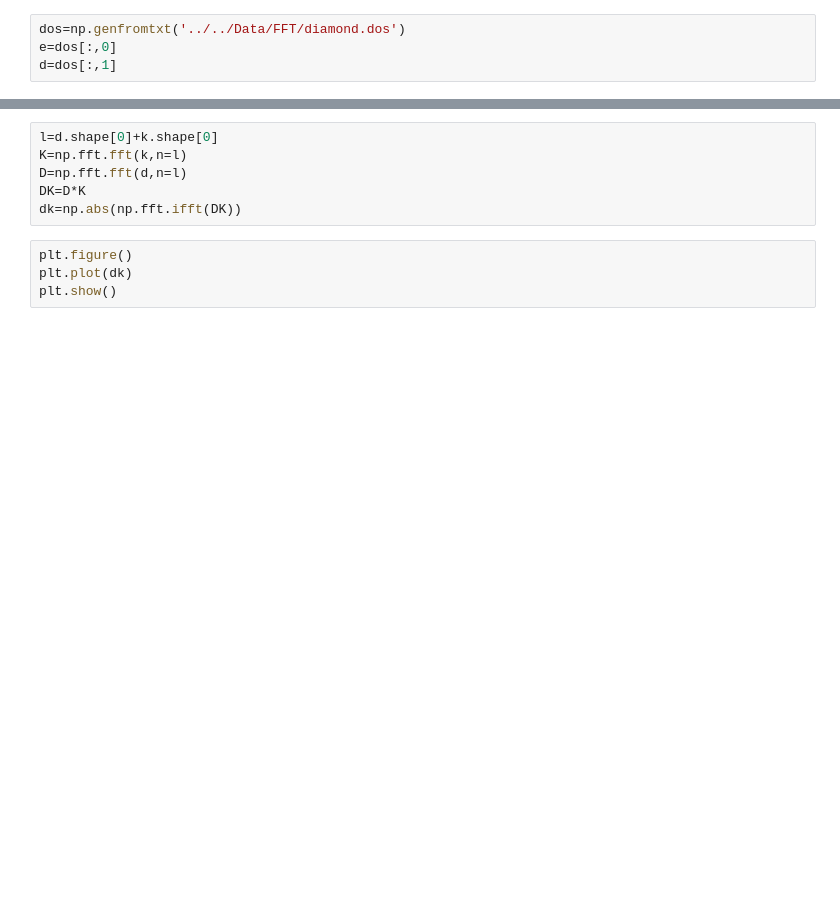
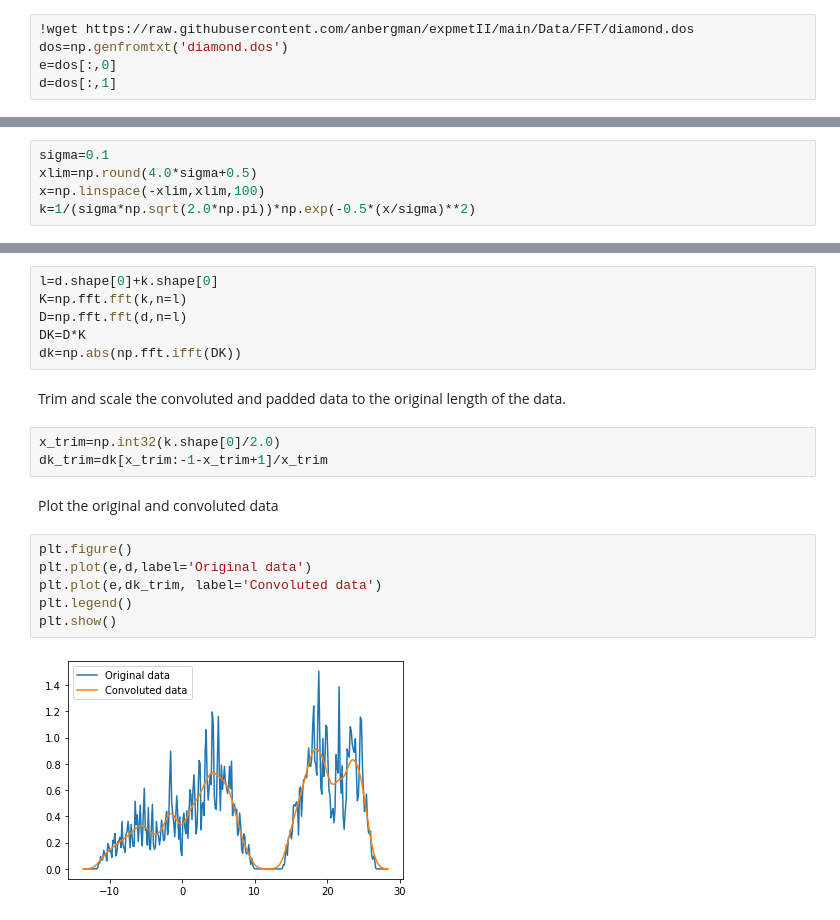
Before and after one commit to anbergman/expmetII, a Jupyter notebook: Notebooks/FFT/Convolution.ipynb, the cells around one changed output, grey strips where cells are left out. Drawn from its saved outputs; the diff is of its cells as text; blank space fills up the shorter version.

```diff
--- a/Notebooks/FFT/Convolution.ipynb
+++ b/Notebooks/FFT/Convolution.ipynb
@@ -4,4 +12,5 @@ import matplotlib.pyplot as plt
 # %%
-dos=np.genfromtxt('../../Data/FFT/diamond.dos')
+!wget https://raw.githubusercontent.com/anbergman/expmetII/main/Data/FFT/diamond.dos
+dos=np.genfromtxt('diamond.dos')
 e=dos[:,0]
 d=dos[:,1]
@@ -11,0 +41,5 @@ k=np.exp(-(x/sigma)**2)
+# %%
+sigma=0.1
+xlim=np.round(4.0*sigma+0.5)
+x=np.linspace(-xlim,xlim,100)
+k=1/(sigma*np.sqrt(2.0*np.pi))*np.exp(-0.5*(x/sigma)**2)
@@ -23,7 +61,18 @@ K=np.fft.fft(k,n=l)
 D=np.fft.fft(d,n=l)
 DK=D*K
 dk=np.abs(np.fft.ifft(DK))
-# %%
-plt.figure()
-plt.plot(dk)
-plt.show()
+# %% [markdown]
+Trim and scale the convoluted and padded data to the original length of the data.
+# %%
+x_trim=np.int32(k.shape[0]/2.0)
+dk_trim=dk[x_trim:-1-x_trim+1]/x_trim
+# %% [markdown]
+Plot the original and convoluted data
+# %%
+plt.figure()
+plt.plot(e,d,label='Original data')
+plt.plot(e,dk_trim, label='Convoluted data')
+plt.legend()
+plt.show()
+# %% [output]
+[figure, added]
```
Also changed, not shown: parts of 12 cells of this notebook.
